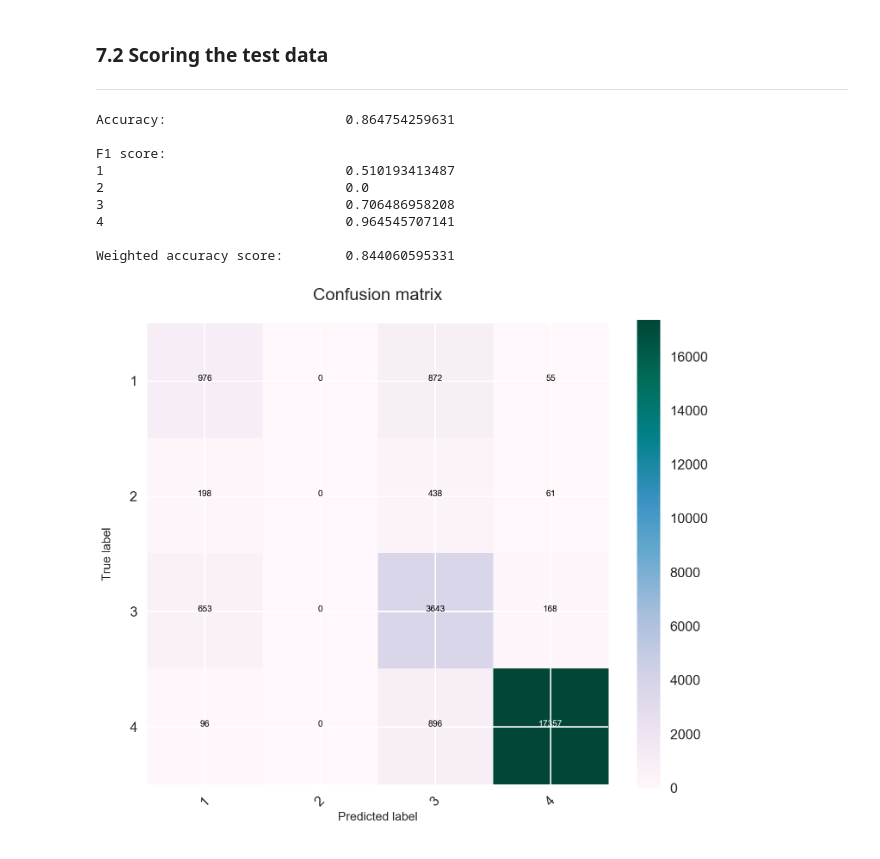
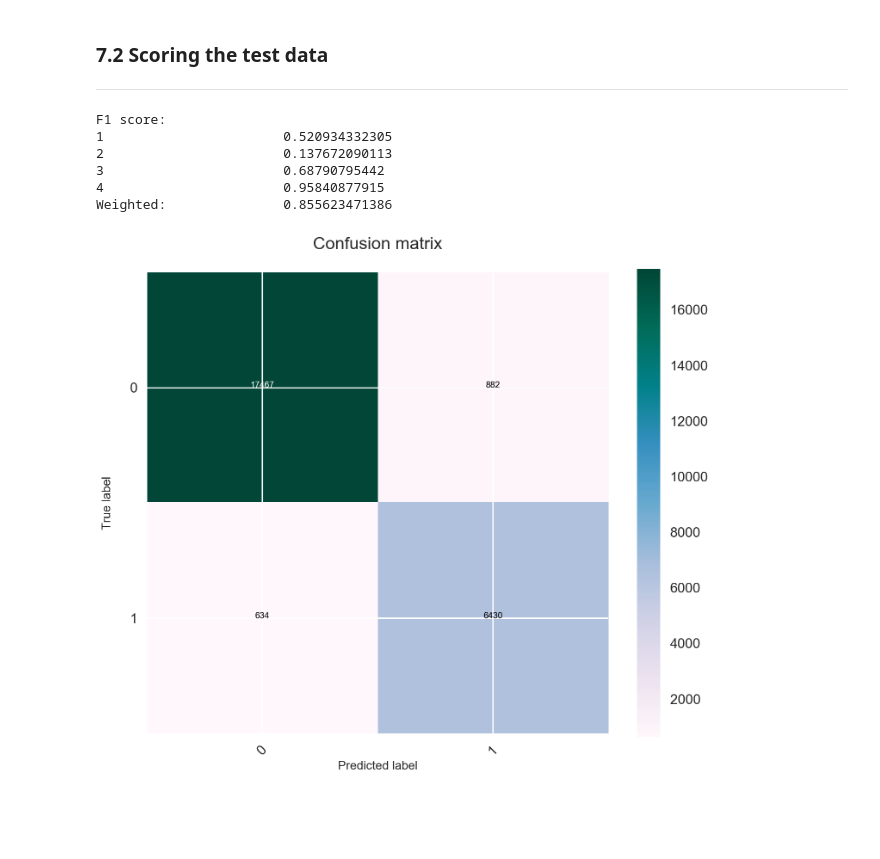
Before and after one commit to hapenfold/Fake-News-NLP-Project, a Jupyter notebook: capstone_project_fake_news.ipynb, the cells around one changed output. Saved outputs shown, nothing was run; the diff lists cells and outputs as text; code cells hidden in the pictures; blank space fills up the shorter version.

Commit message:
changed classifiers

```diff
--- a/capstone_project_fake_news.ipynb
+++ b/capstone_project_fake_news.ipynb
@@ -974,5 +937,5 @@ The gradient boosting classifier is fairly computationally expensive and takes a
 
 <br/>
 # %%
-gbc = GradientBoostingClassifier(n_estimators=1500, learning_rate=0.07, max_depth=5, min_samples_leaf=3, subsample=0.8)
-gbc_mod = gbc.fit(Xtr, ytr)
+gbc_related = GradientBoostingClassifier(n_estimators=1500, learning_rate=0.07, max_depth=5, min_samples_leaf=3, subsample=0.8)
+gbc_mod_related = gbc_related.fit(Xtr, ytr)
@@ -992,0 +942,7 @@ Weighted accuracy score:        0.974946313529
+# %%
+y_pred = gbc_mod_related.predict(Xte)
+
+print 'F1 score:'
+for i in range(1,4):
+    print i, '\t\t\t', f1_score(yte, y_pred, labels=[i], average='macro')
+print 'Weighted: \t\t', f1_score(yte, y_pred, average='weighted')
@@ -1090,24 +1070,39 @@ done
 ### 7.2 Scoring the test data
 
 ----
-# %%
-#gbc model
-true_y = clean_test.Stance
-pred_test = gbc_mod.predict(X_test)
-
-print_scores(true_y, pred_test)
-# %% [output]
-Accuracy:                       0.864754259631
-
-F1 score:
-1                               0.510193413487
-2                               0.0
-3                               0.706486958208
-4                               0.964545707141
-
-Weighted accuracy score:        0.844060595331
+# %%
+# predicting related or unrelated using LR model
+pred_test = lr_mod.predict(X_test)
+
+#creating mask to select the observations which are predicted as related
+related_msk_test = pred_test == 1
+
+#extracting related subset of feature matrix
+related_test = test_features_stacked[related_msk_test]
+
+#extracting related subset of target
+true_y_related = clean_test.Stance[related_msk_test]
+
+#predicting class using GBC model
+te_related_pred = gbc_mod_related.predict(related_test)
+# %%
+#generating df of results
+results = pd.DataFrame(data=[clean_test.Stance, clean_test.related, pred_test]).T
+results.columns = ['true y', 'related', 'predict if related']
+results['pred_class'] = 0
+results.loc[related_msk_test, 'pred_class'] = te_related_pred
+results['final prediction'] = [x if x != 0 else 4 for x in results.pred_class]
+# %%
+print_scores(results['true y'], results['final prediction'])
+# %% [output]
+F1 score:
+1                       0.520934332305
+2                       0.137672090113
+3                       0.68790795442
+4                       0.95840877915
+Weighted:               0.855623471386
 # %%
-cmat = confusion_matrix(true_y, pred_test)
-plotter_help.plot_confusion_matrix(cmat, gbc_mod.classes_)
+cmat = confusion_matrix(results['related'], results['predict if related'])
+plotter_help.plot_confusion_matrix(cmat, [0,1])
 # %% [output]
-[figure, old version]
+[figure, new version]
```
Also changed, not shown: parts of 59 cells of this notebook.
